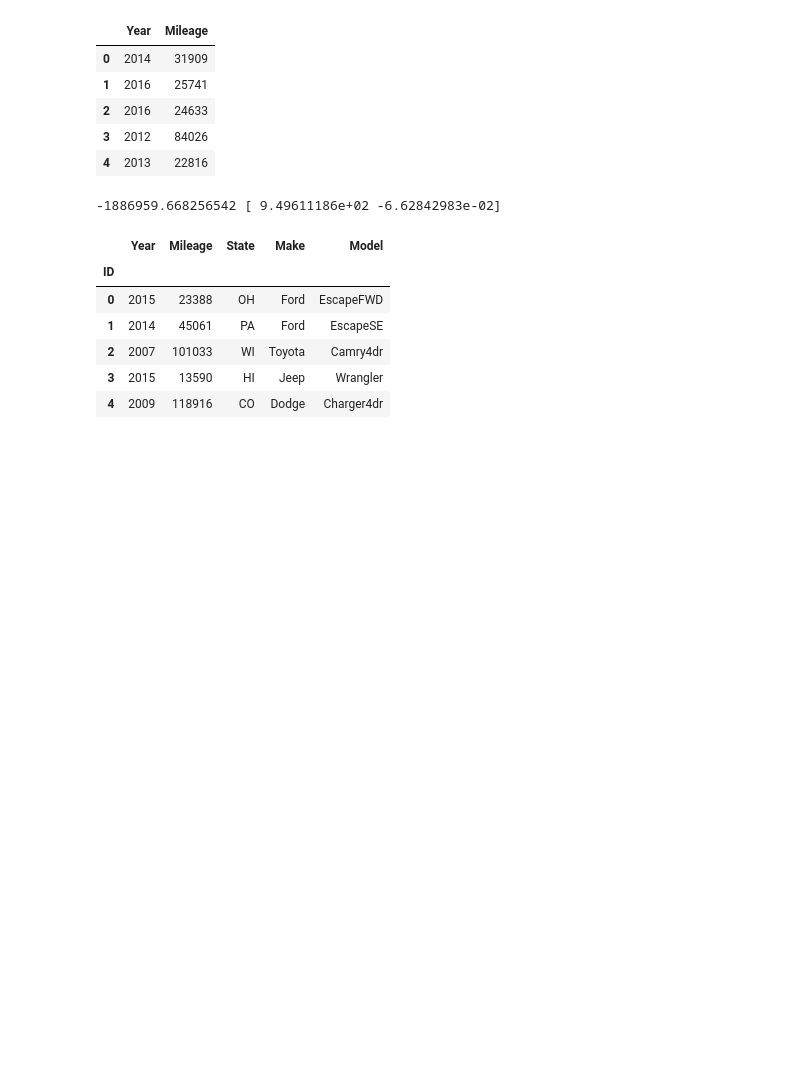
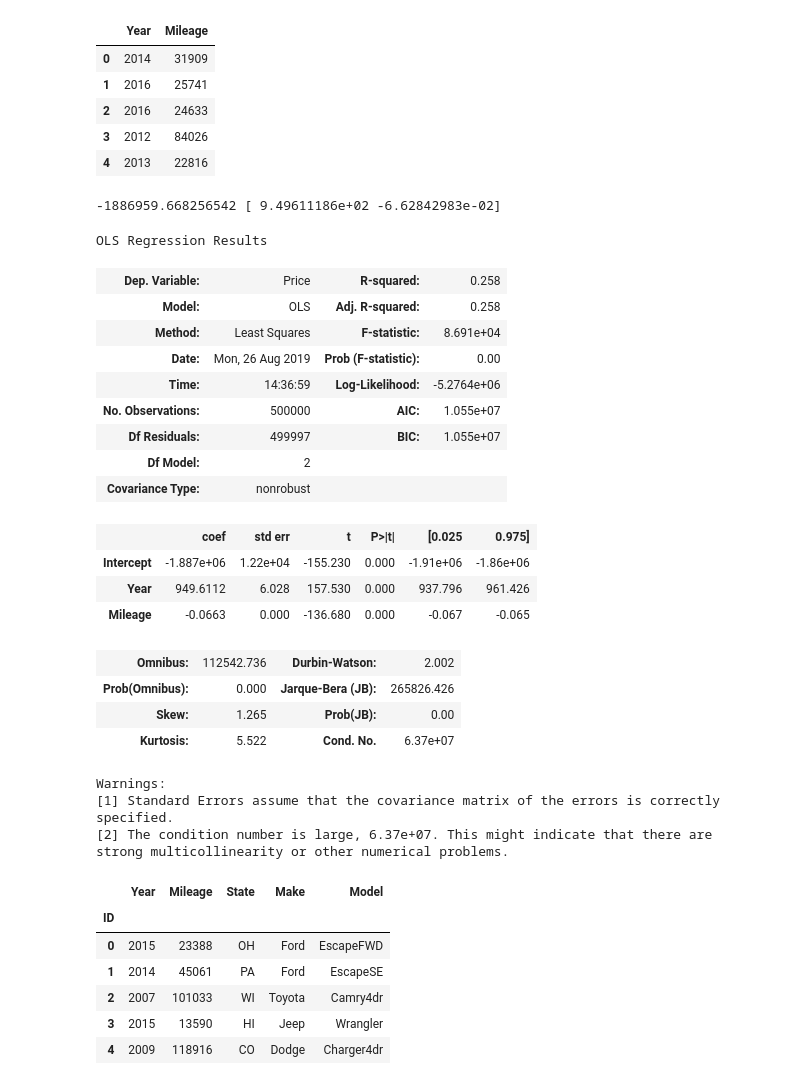
Before and after one commit to katiewildros/Used-Car-Price-Prediction, a Jupyter notebook: linear_regression.ipynb, the cells around one changed output. Saved outputs shown, nothing was run; the diff lists cells and outputs as text; code cells hidden in the pictures; blank space fills up the shorter version.

```diff
--- a/linear_regression.ipynb
+++ b/linear_regression.ipynb
@@ -71,6 +72,33 @@ skm.fit(x, y)
 print(skm.intercept_, skm.coef_)
 # %% [output]
 -1886959.668256542 [ 9.49611186e+02 -6.62842983e-02]
+# %%
+#Статистика модели
+lm1 = smf.ols(formula='Price ~ Year + Mileage', data=data).fit()
+lm1.summary()
+# %% [output]
+OLS Regression Results
+| Dep. Variable: | Price | R-squared: | 0.258 |
+| Model: | OLS | Adj. R-squared: | 0.258 |
+| Method: | Least Squares | F-statistic: | 8.691e+04 |
+| Date: | Mon, 26 Aug 2019 | Prob (F-statistic): | 0.00 |
+| Time: | 14:36:59 | Log-Likelihood: | -5.2764e+06 |
+| No. Observations: | 500000 | AIC: | 1.055e+07 |
+| Df Residuals: | 499997 | BIC: | 1.055e+07 |
+| Df Model: | 2 |  |  |
+| Covariance Type: | nonrobust |  |  |
+|  | coef | std err | t | P>|t| | [0.025 | 0.975] |
+| Intercept | -1.887e+06 | 1.22e+04 | -155.230 | 0.000 | -1.91e+06 | -1.86e+06 |
+| Year | 949.6112 | 6.028 | 157.530 | 0.000 | 937.796 | 961.426 |
+| Mileage | -0.0663 | 0.000 | -136.680 | 0.000 | -0.067 | -0.065 |
+| Omnibus: | 112542.736 | Durbin-Watson: | 2.002 |
+| Prob(Omnibus): | 0.000 | Jarque-Bera (JB): | 265826.426 |
+| Skew: | 1.265 | Prob(JB): | 0.00 |
+| Kurtosis: | 5.522 | Cond. No. | 6.37e+07 |
+Warnings:
+[1] Standard Errors assume that the covariance matrix of the errors is correctly specified.
+[2] The condition number is large, 6.37e+07. This might indicate that there are
+strong multicollinearity or other numerical problems.
 # %%
 data_test = pd.read_csv('https://github.com/albahnsen/PracticalMachineLearningClass/raw/master/datasets/dataTest_carListings.zip', index_col=0)
 # %%
```
Also changed, not shown: parts of 1 cell of this notebook.
